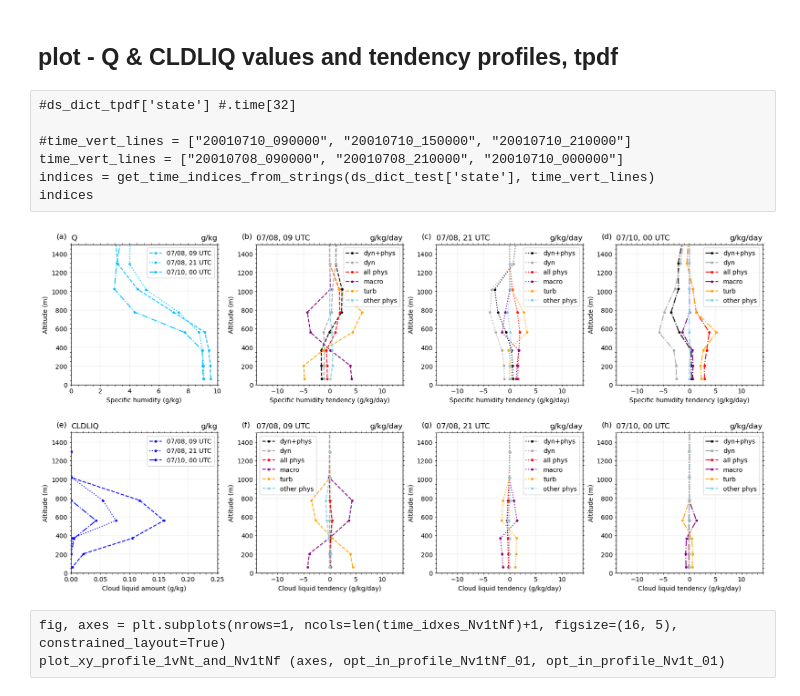
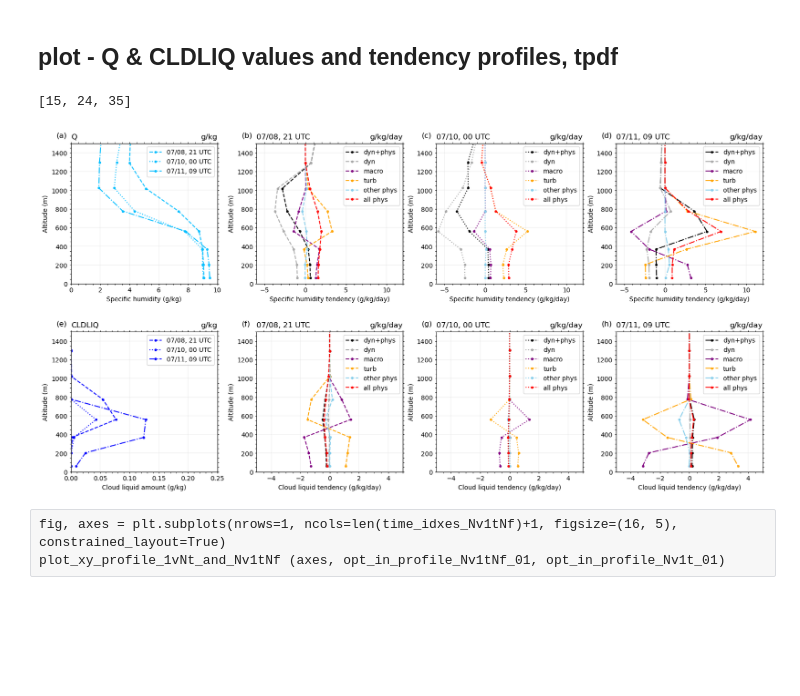
Before and after one commit to yihsuanchen/TaiESM1_Sc_diag, a Jupyter notebook: plot/plot_fig_xy_profile-var-TaiESM_hindcast.ipynb, the cells around one changed output. Saved outputs shown, nothing was run; the diff lists cells and outputs as text; code cells hidden in the pictures; blank space fills up the shorter version.

Commit message:
update figures

```diff
--- a/plot/plot_fig_xy_profile-var-TaiESM_hindcast.ipynb
+++ b/plot/plot_fig_xy_profile-var-TaiESM_hindcast.ipynb
@@ -1677,8 +1677,11 @@ def plot_xy_profile_Nv1tNf(ds_list, yy_list, titles, var_names, state_names,
         'DPDLFICE', 'SHDLFICE', 'MACPDICE', 'MPDICE', 'VDCLDICE', 'DQI_SUM_PHYS'
     ]
 
-    var_list_DQ_budget_MA_VD = ['QVTEND_TOT', 'DQVCORE', 'PTEQ', 'MACPDQ', 'VD01', 'DQV_SUM_PHYS_no_MA_VD']
-    var_list_DQL_budget_MA_VD = ['QLTEND_TOT', 'DQLCORE', 'PTECLDLIQ', 'MACPDLIQ', 'VDCLDLIQ', 'DQL_SUM_PHYS_no_MA_VD']
+    #var_list_DQ_budget_MA_VD = ['QVTEND_TOT', 'DQVCORE', 'PTEQ', 'MACPDQ', 'VD01', 'DQV_SUM_PHYS_no_MA_VD']
+    var_list_DQ_budget_MA_VD = ['QVTEND_TOT', 'DQVCORE',  'MACPDQ', 'VD01', 'DQV_SUM_PHYS_no_MA_VD', 'PTEQ']
+
+    #var_list_DQL_budget_MA_VD = ['QLTEND_TOT', 'DQLCORE', 'PTECLDLIQ', 'MACPDLIQ', 'VDCLDLIQ', 'DQL_SUM_PHYS_no_MA_VD']
+    var_list_DQL_budget_MA_VD = ['QLTEND_TOT', 'DQLCORE', 'MACPDLIQ', 'VDCLDLIQ', 'DQL_SUM_PHYS_no_MA_VD', 'PTECLDLIQ']
 
     # set numbers of variables, columns, and rows
     num_vars = len(var_names)
@@ -1731,12 +1734,12 @@ def plot_xy_profile_Nv1tNf(ds_list, yy_list, titles, var_names, state_names,
             ax = axes[i * num_cols + j]
             time_idx = time_idxes[j]
 
-            if (time_idx == 11):
+            if (time_idx == 35):
+                linestyle = "-."
+            elif (time_idx == 15):
                 linestyle = "--"
-            elif (time_idx == 15):
+            elif (time_idx == 24):
                 linestyle = ":"
-            elif (time_idx == 24):
-                linestyle = "-."
             else:
                 linestyle="-"
 
@@ -3152,13 +3155,15 @@ ds_dict_a2l_10, yy_dict_a2l_10 = get_ds_time_level_2d_vars_for_xy_plot(icdate, i
                                                                   lev_select=lev_select, lev_min=lev_min, lev_max=lev_max)
 # %% [markdown]
 ## plot - Q & CLDLIQ values and tendency profiles, tpdf
-# %% [raw]
-#ds_dict_tpdf['state'] #.time[32]
-
-#time_vert_lines = ["20010710_090000", "20010710_150000", "20010710_210000"]
-time_vert_lines = ["20010708_090000", "20010708_210000", "20010710_000000"]
-indices = get_time_indices_from_strings(ds_dict_test['state'], time_vert_lines)
-indices
+# %%
+#ds_dict_tpdf['state'] #.time[32]
+
+#time_vert_lines = ["20010710_090000", "20010710_150000", "20010710_210000"]
+time_vert_lines = ["20010708_210000", "20010710_000000", "20010711_090000"]
+indices = get_time_indices_from_strings(ds_dict_test['state'], time_vert_lines)
+indices
+# %% [output]
+[15, 24, 35]
 # %%
 #time_idxes_Nv1tNf = [5, 17, 8]
 #time_idxes_Nv1tNf = [27,28,29]
@@ -3171,9 +3176,13 @@ yy_dict_test = yy_dict_tpdf.copy()
 
 #time_vert_lines = ["20010710_090000", "20010710_150000", "20010710_210000"]
 #time_vert_lines = ["20010711_090000", "20010711_120000", "20010711_180000"]
-time_vert_lines = ["20010708_090000", "20010708_210000", "20010710_000000"]
+#time_vert_lines = ["20010708_090000", "20010708_210000", "20010710_000000"]
+time_vert_lines = ["20010708_210000", "20010710_000000", "20010711_090000"]
 
 time_idxes_Nv1tNf = get_time_indices_from_strings(ds_dict_test['state'], time_vert_lines)
+
+#linestyles = ["--", "-.", "-"]
+linestyles = ["--", ":", "-."]
 
 opt_in_profile_Nv1tNf = {
     "time_idxes_Nv1tNf": time_idxes_Nv1tNf,
@@ -3185,10 +3194,10 @@ opt_in_profile_Nv1tNf = {
     "state_names": ["Qtend"],
     #"var_names": ["DQL_budget"],
     "var_names": ["DQL_budget_MA_VD"],
-    "xmin_xmax": [(-14, 14)],
+    "xmin_xmax": [(-5, 5)],
     #"xmin_xmax": None,
     "ymin_ymax": [ymin_ymax],
-    "linestyles": ["--", ":", "-."],
+    "linestyles": linestyles,
 }
 
 opt_in_profile_Nv1t = {
@@ -3205,7 +3214,7 @@ opt_in_profile_Nv1t = {
     #----
     "do_opt_xy": True,
     "colors": ["blue"] * len(time_idxes_Nv1tNf),
-    "linestyles": ["--", ":", "-."],
+    "linestyles": linestyles,  ## Change linestyles in plot_xy_profile_Nv1tNf
 }
 
 #--- plot 01
@@ -3216,35 +3225,35 @@ opt_in_profile_Nv1t_01["colors"] = ["deepskyblue"] * len(time_idxes_Nv1tNf)
 opt_in_profile_Nv1t_01["xmin_xmax_1vNt"] = (0,10)
 
 opt_in_profile_Nv1tNf_01 = opt_in_profile_Nv1tNf.copy()
 opt_in_profile_Nv1tNf_01["var_names"] = ["DQ_budget_MA_VD"]
-#opt_in_profile_Nv1tNf_01["xmin_xmax"] = [(-14, 14)]
+opt_in_profile_Nv1tNf_01["xmin_xmax"] = [(-6, 12)]
 
 #--- plots
 
 fig, axes = plt.subplots(nrows=2, ncols=4, figsize=(16, 8), constrained_layout=True,
                         gridspec_kw={"height_ratios": [1, 1], "hspace": 0.1})
 axes_all = axes.flatten()
 
 plot_xy_profile_1vNt_and_Nv1tNf (axes_all[0:4], opt_in_profile_Nv1tNf_01, opt_in_profile_Nv1t_01)
 plot_xy_profile_1vNt_and_Nv1tNf (axes_all[4:8], opt_in_profile_Nv1tNf, opt_in_profile_Nv1t)
 
 def add_labels_to_subplots(axes, num_labels=20, fontsize=8):
     # Generate labels from "(a)" to the specified number of labels
     labels = [f"({char})" for char in string.ascii_lowercase[:num_labels]]
 
     for i, ax in enumerate(axes):
         if i < len(labels):  # Ensure we don't exceed the number of labels
             ax.text(-0.1, 1.08, labels[i], transform=ax.transAxes, fontsize=12, verticalalignment='top')
 
 for i, ax in enumerate(axes_all):
     ax.grid(color="lightgray", linewidth=0.3)
     #ax.grid(color="whitesmoke")
     #ax.grid(color="black")
 
 
 add_labels_to_subplots(axes_all)
 # %% [output]
-[figure, old version]
+[figure, new version]
 # %% [raw]
 fig, axes = plt.subplots(nrows=1, ncols=len(time_idxes_Nv1tNf)+1, figsize=(16, 5), constrained_layout=True)
 plot_xy_profile_1vNt_and_Nv1tNf (axes, opt_in_profile_Nv1tNf_01, opt_in_profile_Nv1t_01)
```
